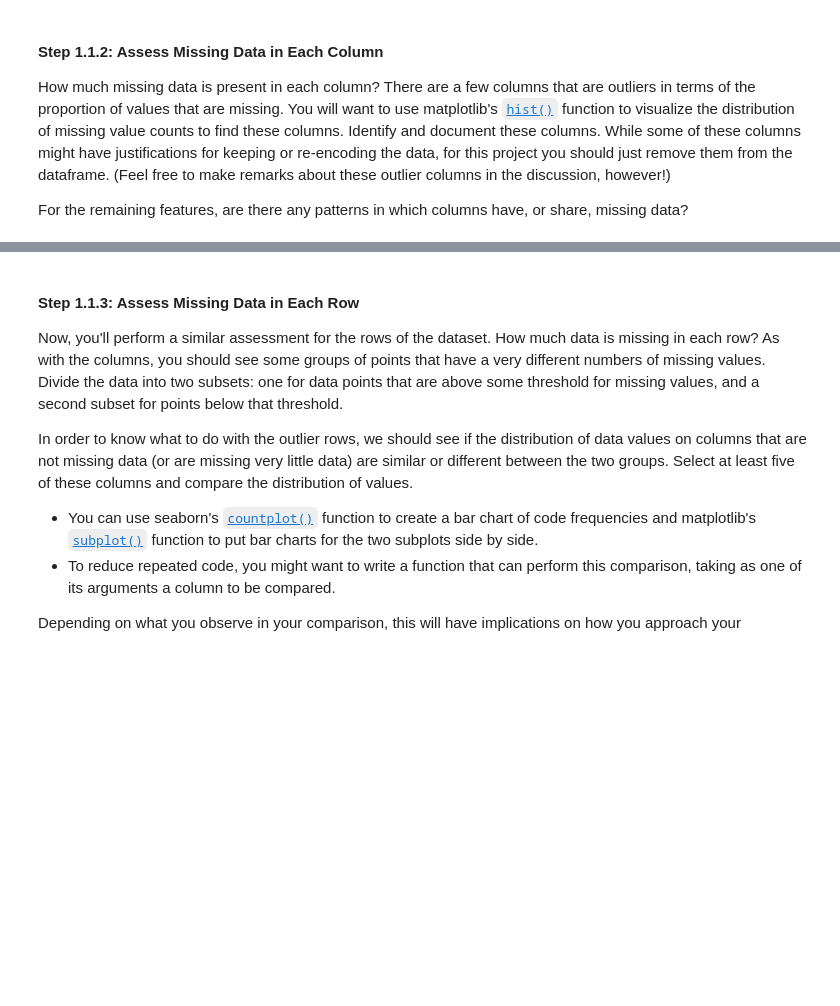
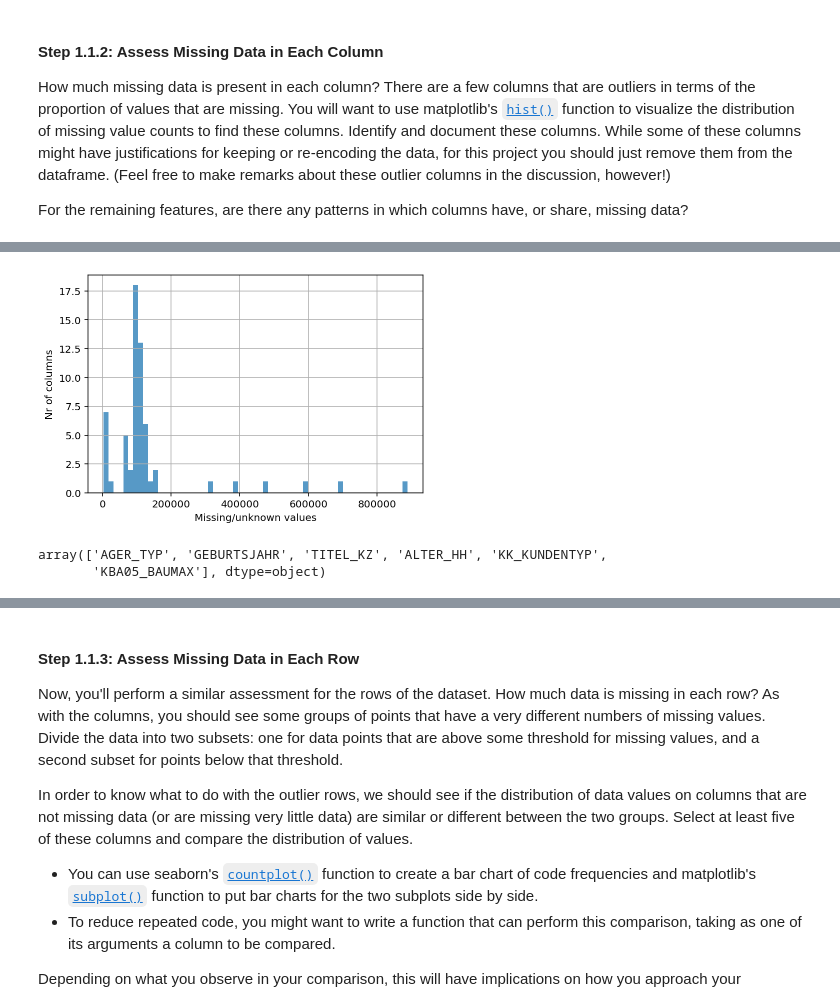
Before and after one commit to jkielbaey/mlnd-customer-segments, a Jupyter notebook: Identify_Customer_Segments.ipynb, the cells around one changed output, grey strips where cells are left out. Drawn from its saved outputs; the diff is of its cells as text; code cells hidden in the pictures; blank space fills up the shorter version.

```diff
--- a/Identify_Customer_Segments.ipynb
+++ b/Identify_Customer_Segments.ipynb
@@ -58,0 +147,18 @@ The fourth column of the feature attributes summary (loaded in above as `feat_in
+# %%
+# Identify missing or unknown data values and convert them to NaNs.
+
+# Function to convert a string representing a list into an actual list of values.
+def str_to_list(s):
+    l = []
+    for ss in s.replace("[", "").replace("]", "").split(","):
+        if re.match("^\-?\d+$", ss):
+            ss = int(ss)
+        l.append(ss)
+    return l
+# %%
+feat_info["missing_or_unknown_converted"] = feat_info["missing_or_unknown"]
+for i, s in enumerate(feat_info["missing_or_unknown_converted"]):
+    feat_info["missing_or_unknown_converted"][i] = str_to_list(s)
+
+print(f"Before: {feat_info['missing_or_unknown'][0]} \n"
+      f"After:  {feat_info['missing_or_unknown_converted'][0]}")
@@ -58,0 +189,3 @@ The fourth column of the feature attributes summary (loaded in above as `feat_in
+# %%
+for i, c in enumerate(azdias.columns):
+    azdias[c] = azdias[c].replace(feat_info["missing_or_unknown_converted"][i], np.nan)
@@ -65,3 +219,8 @@ For the remaining features, are there any patterns in which columns have, or sha
 # %%
 # Perform an assessment of how much missing data there is in each column of the
 # dataset.
+
+# Missing data per column?
+missing_data = azdias.isnull().sum()
+missing_columns = missing_data[missing_data != 0]
+missing_columns.sort_values(ascending=False)
@@ -69,0 +257,14 @@ For the remaining features, are there any patterns in which columns have, or sha
+# %%
+plt.hist(missing_columns, len(missing_columns), alpha=0.75)
+plt.xlabel('Missing/unknown values')
+plt.ylabel('Nr of columns')
+plt.grid(True)
+plt.show()
+# %% [output]
+[figure, added]
+# %%
+missing_column_names = missing_columns[missing_columns > 300000].index.values
+missing_column_names
+# %% [output]
+array(['AGER_TYP', 'GEBURTSJAHR', 'TITEL_KZ', 'ALTER_HH', 'KK_KUNDENTYP',
+       'KBA05_BAUMAX'], dtype=object)
```
Also changed, not shown: parts of 111 cells of this notebook.
